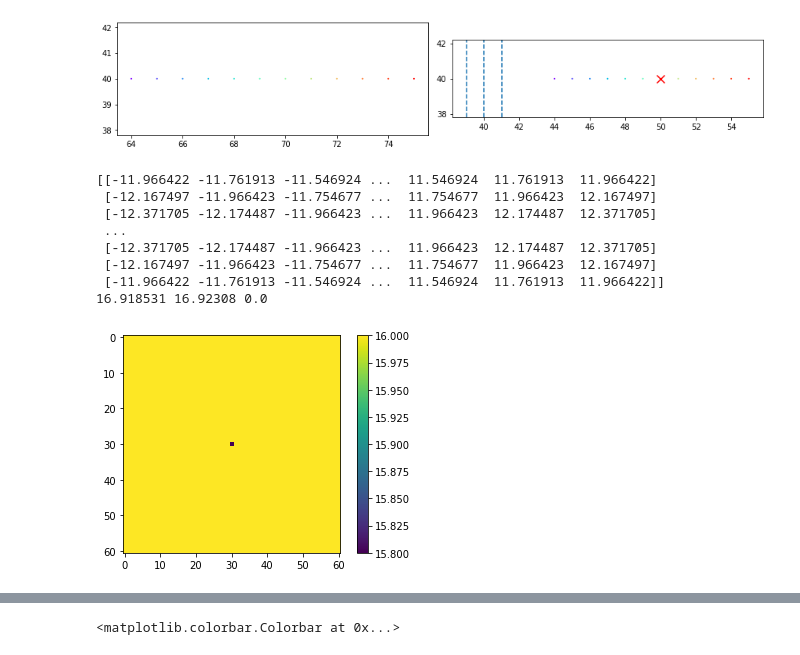
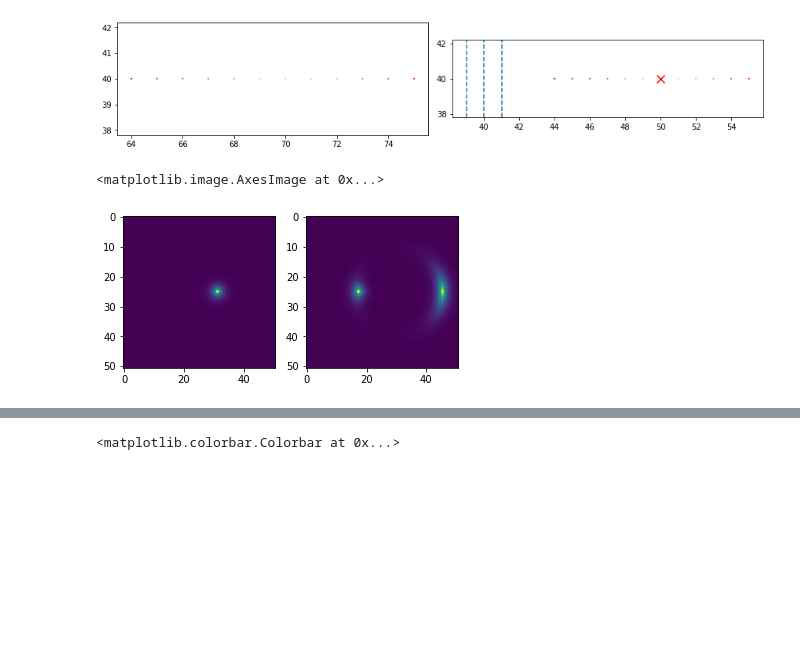
Before and after one commit to giga-lens/gigalens, a Jupyter notebook: jax-demo-dev-sim-only_SIS.ipynb, the cells around one changed output, grey strips where cells are left out. Saved outputs shown, nothing was run; the diff lists cells and outputs as text; code cells hidden in the pictures; blank space fills up the shorter version.

Commit message:
can generate my lensed images

```diff
--- a/jax-demo-dev-sim-only_SIS.ipynb
+++ b/jax-demo-dev-sim-only_SIS.ipynb
@@ -535,19 +536,26 @@ plt.tight_layout()
 [figure]
 [figure]
 # %%
-print(alfx_pix)
+# create an the unlensed source light
+# for lightModel, p in zip(self.phys_model.lens_light, lens_light_params):
+sim_config = SimulatorConfig(delta_pix=delta_pix, num_pix=num_pix, supersample=supersample, kernel=kernel)
+# phys_model = PhysicalModel([epl.EPL(50), shear.Shear()], [sersic.SersicEllipse(use_lstsq=False)], [sersic.SersicEllipse(use_lstsq=False)])
+src_model = PhysicalModel([], [], [sersic.SersicEllipse(use_lstsq=False)])
 
-alf = np.sqrt(alfx_pix**2 +  alfy_pix**2)
-plt.imshow(alf, vmin=15.8, vmax=16)
-plt.colorbar()
-print(alf.mean(), alf.max(), alf.min())
+src_sim = LensSimulator(src_model, sim_config, bs=1)
+
+# type(src_sim)
+source_light = [{'R_sersic': 0.1, 'n_sersic': 1.0, 'e1': 0., 'e2': 0., 'center_x': src_ctrx, 'center_y': src_ctry, 'Ie': Ie_src}]
+
+
+fig, (ax1, ax2) = plt.subplots(1, 2)
+
+testimg = src_model.source_light[0].light(imgX, imgY, **source_light[0])
+ax1.imshow(testimg)
+
+testimg2 = src_model.source_light[0].light(beta_x, beta_y, **source_light[0])
+ax2.imshow(testimg2)
+ax2.set_title('lensed
 # %% [output]
-[[-11.966422 -11.761913 -11.546924 ...  11.546924  11.761913  11.966422]
- [-12.167497 -11.966423 -11.754677 ...  11.754677  11.966423  12.167497]
- [-12.371705 -12.174487 -11.966423 ...  11.966423  12.174487  12.371705]
- ...
- [-12.371705 -12.174487 -11.966423 ...  11.966423  12.174487  12.371705]
- [-12.167497 -11.966423 -11.754677 ...  11.754677  11.966423  12.167497]
- [-11.966422 -11.761913 -11.546924 ...  11.546924  11.761913  11.966422]]
-16.918531 16.92308 0.0
+<matplotlib.image.AxesImage at 0x...>
-[figure, old version]
+[figure, new version]
```
Also changed, not shown: parts of 3 cells of this notebook.
